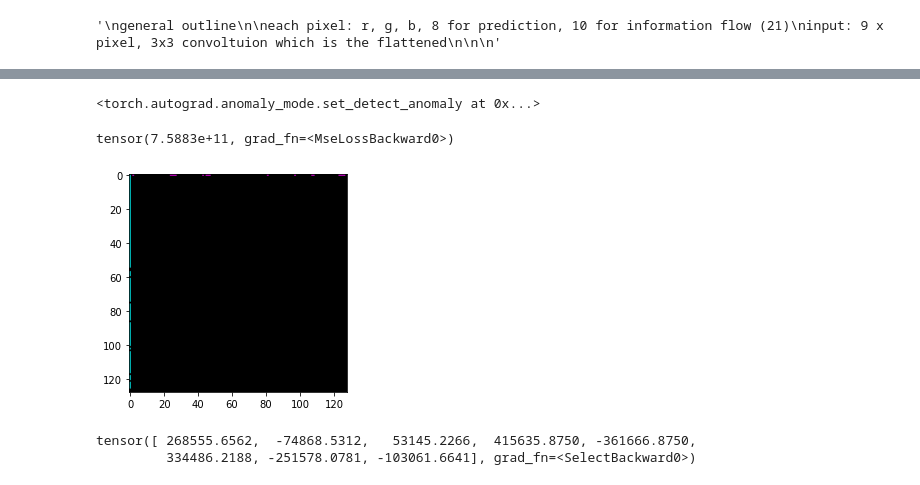
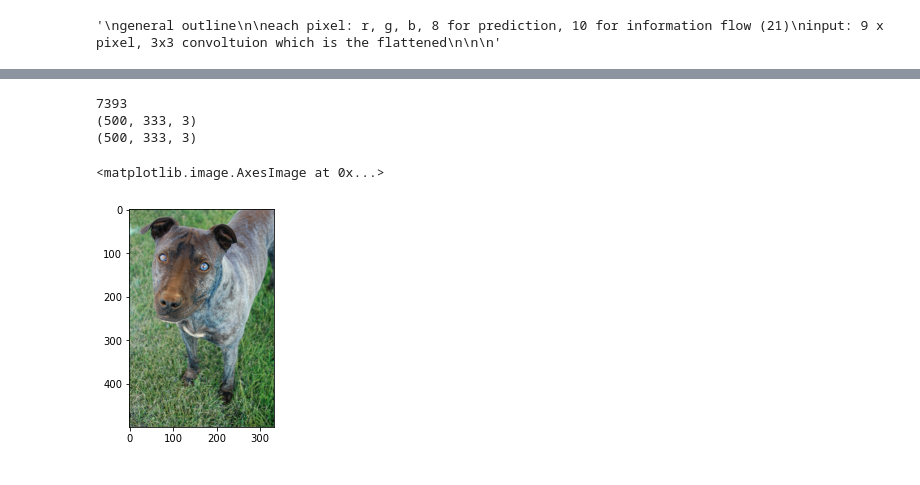
Before and after one commit to chickengods/Reccurent_Image_Segmentation, a Jupyter notebook: Experiment_1.ipynb, the cells around one changed output, grey strips where cells are left out. Saved outputs shown, nothing was run; the diff lists cells and outputs as text; code cells hidden in the pictures.

```diff
--- a/Experiment_1.ipynb
+++ b/Experiment_1.ipynb
@@ -145,3 +165,27 @@ class OceanDataset(Dataset):
             msk = self.transform(msk)
             msk = msk.round()
         return img, msk, mask_to_label(msk)
+
+class OxfordPet(Dataset):
+
+    def __init__(self, transform=None):
+        self.dataPath = Path.cwd() / 'data' / 'OxfordPets'
+        self.imgPath = self.dataPath / 'images'
+        self.mskPath = self.dataPath / 'annotations' / 'trimaps'
+        self.imgPaths = list(self.imgPath.glob('*.*'))
+        self.transform = transform
+
+    def __len__(self):
+        return len(self.imgPaths)
+
+    def __getitem__(self, idx):
+        img = cv2.imread(str(self.imgPaths[idx]))
+        msk = cv2.imread(str(ox.mskPath / (ox.imgPaths[1].name[:-3] + 'png')))
+
+        if self.transform:
+            img = cv2.cvtColor(cv2.resize(img, (128, 128)), cv2.COLOR_BGR2RGB)
+            msk = cv2.cvtColor(cv2.resize(msk, (128, 128), interpolation=0), cv2.COLOR_BGR2RGB)
+            img = self.transform(img)
+            msk = self.transform(msk)
+            msk = msk.round()
+        return img, msk
@@ -166,31 +192,15 @@ for i, name in enumerate(od.names):
-# %%
-rcn = RCN(100, 30, 27, .5)
-img, msk, msk_lb = od[1]
-x = init_img(img).reshape(1,30,128,128)
-msk_lb = msk_lb.reshape(1,8,128,128)
-loss_ce = nn.CrossEntropyLoss()
-loss_mse = nn.MSELoss()
-opt = optim.Adam(rcn.parameters(), 0.0001)
-t.autograd.set_detect_anomaly(True)
-# %% [output]
-<torch.autograd.anomaly_mode.set_detect_anomaly at 0x...>
-# %%
-for j in range(10):
-    for i in range(20):
-        x = rcn.update(x)
-    pred = rcn.classify(x)
-    loss = loss_mse(pred, msk_lb)
-    loss.backward()
-    opt.zero_grad()
-    opt.step()
-    x = x.clone().detach()
-plt.imshow(pred_to_mask(pred[0,:,:,:]))
-print(loss)
-# %% [output]
-tensor(7.5883e+11, grad_fn=<MseLossBackward0>)
-[figure, removed]
-# %%
-pred[0,:,0,0]
-# %% [output]
-tensor([ 268555.6562,  -74868.5312,   53145.2266,  415635.8750, -361666.8750,
-         334486.2188, -251578.0781, -103061.6641], grad_fn=<SelectBackward0>)
+# %%
+ox = OxfordPet()
+print(len(ox))
+img, msk = ox[1]
+print(img.shape)
+print(msk.shape)
+# %% [output]
+7393
+(500, 333, 3)
+(500, 333, 3)
+# %%
+plt.imshow(img)
+# %% [output]
+<matplotlib.image.AxesImage at 0x...>
+[figure, added]
```
Also changed, not shown: parts of 13 cells of this notebook, 1 other file.
